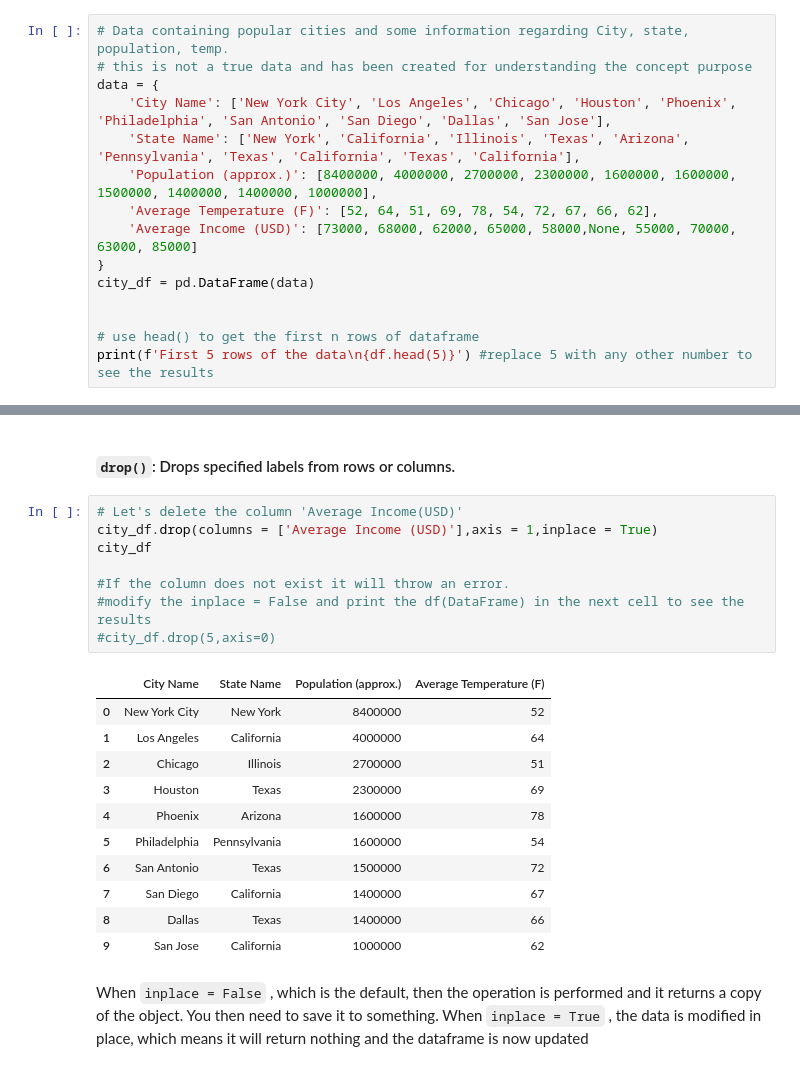
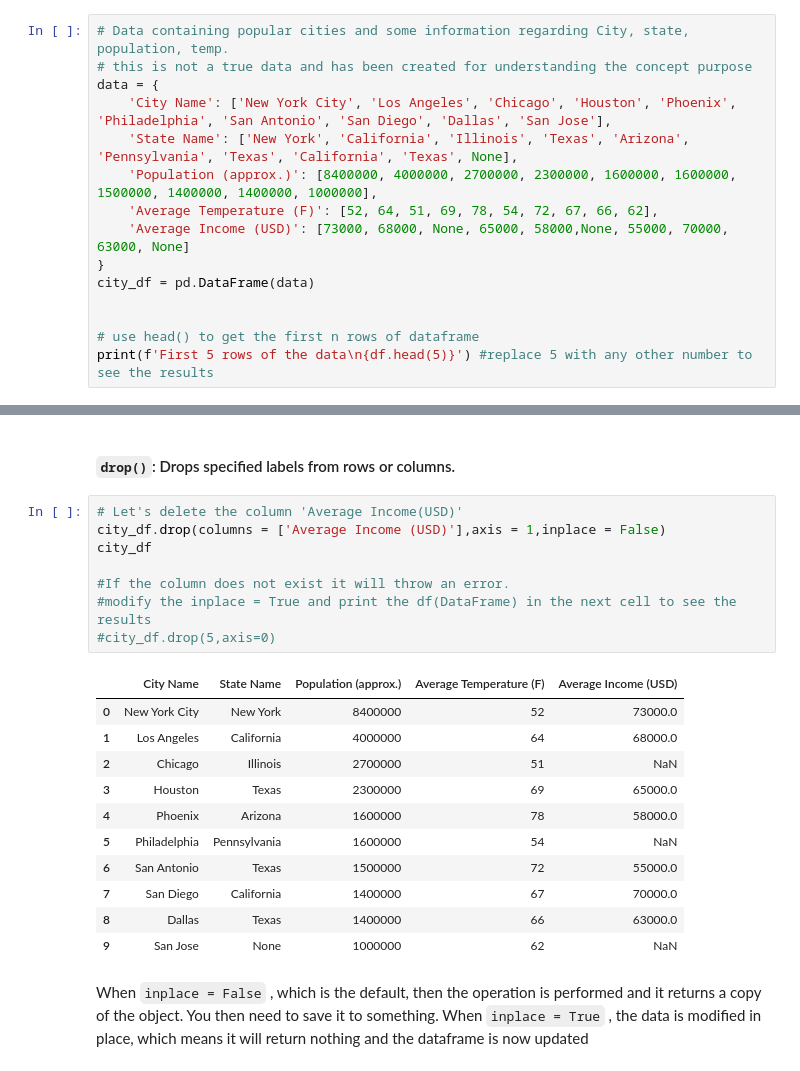
Before and after one commit to babli18/Programming-for-Analytics, a Jupyter notebook: Lectures/class 5.ipynb, the cells around one changed output, grey strips where cells are left out. Saved outputs shown, nothing was run; the diff lists cells and outputs as text.

```diff
--- a/Lectures/class 5.ipynb
+++ b/Lectures/class 5.ipynb
@@ -237,10 +255,10 @@ df.size
 # this is not a true data and has been created for understanding the concept purpose
 data = {
     'City Name': ['New York City', 'Los Angeles', 'Chicago', 'Houston', 'Phoenix', 'Philadelphia', 'San Antonio', 'San Diego', 'Dallas', 'San Jose'],
-    'State Name': ['New York', 'California', 'Illinois', 'Texas', 'Arizona', 'Pennsylvania', 'Texas', 'California', 'Texas', 'California'],
+    'State Name': ['New York', 'California', 'Illinois', 'Texas', 'Arizona', 'Pennsylvania', 'Texas', 'California', 'Texas', None],
     'Population (approx.)': [8400000, 4000000, 2700000, 2300000, 1600000, 1600000, 1500000, 1400000, 1400000, 1000000],
     'Average Temperature (F)': [52, 64, 51, 69, 78, 54, 72, 67, 66, 62],
-    'Average Income (USD)': [73000, 68000, 62000, 65000, 58000,None, 55000, 70000, 63000, 85000]
+    'Average Income (USD)': [73000, 68000, None, 65000, 58000,None, 55000, 70000, 63000, None]
 }
 city_df = pd.DataFrame(data)
 
@@ -312,24 +330,24 @@ city_df.describe()
 #### `drop()`: Drops specified labels from rows or columns.<br>
 # %%
 # Let's delete the column 'Average Income(USD)'
-city_df.drop(columns = ['Average Income (USD)'],axis = 1,inplace = True)
+city_df.drop(columns = ['Average Income (USD)'],axis = 1,inplace = False)
 city_df
 
 #If the column does not exist it will throw an error.
-#modify the inplace = False and print the df(DataFrame) in the next cell to see the results
+#modify the inplace = True and print the df(DataFrame) in the next cell to see the results
 #city_df.drop(5,axis=0)
 # %% [output]
-|  | City Name | State Name | Population (approx.) | Average Temperature (F) |
-| 0 | New York City | New York | 8400000 | 52 |
-| 1 | Los Angeles | California | 4000000 | 64 |
-| 2 | Chicago | Illinois | 2700000 | 51 |
-| 3 | Houston | Texas | 2300000 | 69 |
-| 4 | Phoenix | Arizona | 1600000 | 78 |
-| 5 | Philadelphia | Pennsylvania | 1600000 | 54 |
-| 6 | San Antonio | Texas | 1500000 | 72 |
-| 7 | San Diego | California | 1400000 | 67 |
-| 8 | Dallas | Texas | 1400000 | 66 |
-| 9 | San Jose | California | 1000000 | 62 |
+|  | City Name | State Name | Population (approx.) | Average Temperature (F) | Average Income (USD) |
+| 0 | New York City | New York | 8400000 | 52 | 73000.0 |
+| 1 | Los Angeles | California | 4000000 | 64 | 68000.0 |
+| 2 | Chicago | Illinois | 2700000 | 51 | NaN |
+| 3 | Houston | Texas | 2300000 | 69 | 65000.0 |
+| 4 | Phoenix | Arizona | 1600000 | 78 | 58000.0 |
+| 5 | Philadelphia | Pennsylvania | 1600000 | 54 | NaN |
+| 6 | San Antonio | Texas | 1500000 | 72 | 55000.0 |
+| 7 | San Diego | California | 1400000 | 67 | 70000.0 |
+| 8 | Dallas | Texas | 1400000 | 66 | 63000.0 |
+| 9 | San Jose | None | 1000000 | 62 | NaN |
 # %% [markdown]
 When `inplace = False` , which is the default, then the operation is performed and it returns a copy of the object. You then need to save it to something. When `inplace = True` , the data is modified in place, which means it will return nothing and the dataframe is now updated
 # %% [markdown]
```
Also changed, not shown: parts of 56 cells of this notebook.
